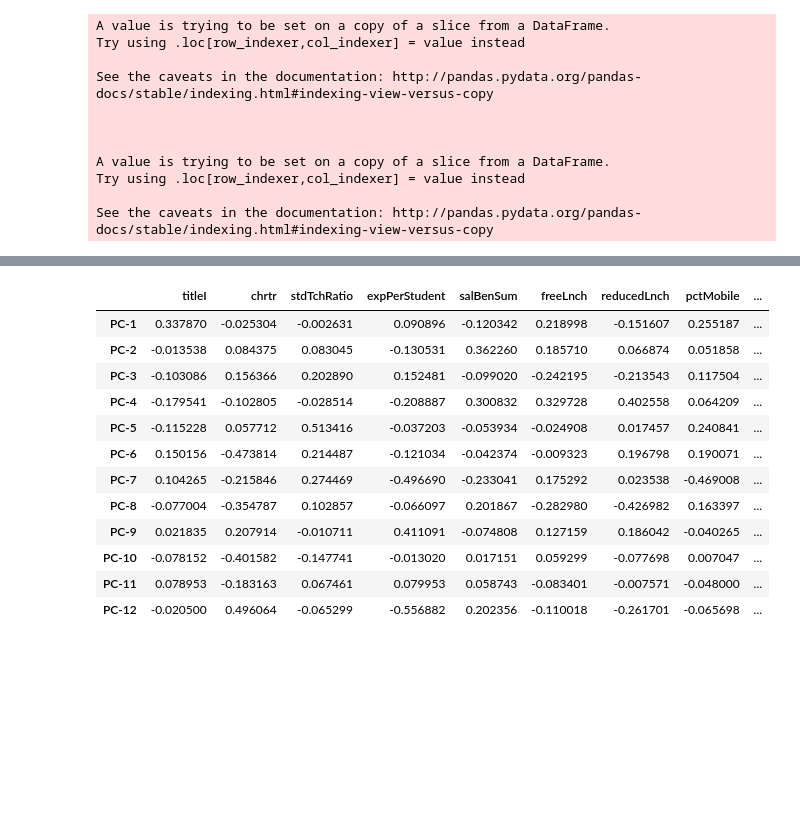
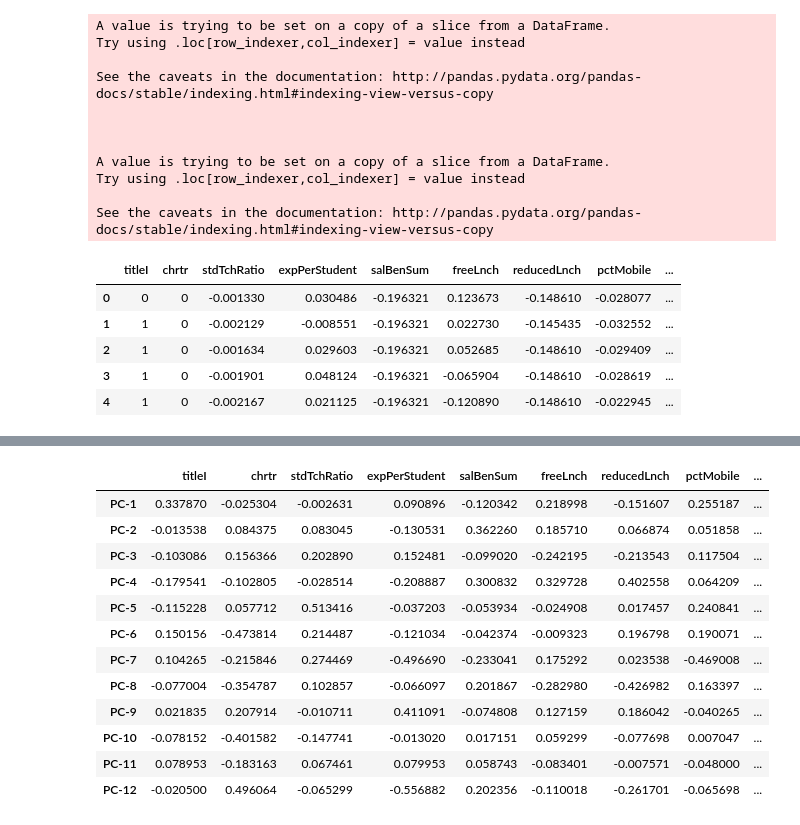
Before and after one commit to revirevy/mike1, a Jupyter notebook: 01-projects/notebooks/capstone/pcaClustering.ipynb, the cells around one changed output, grey strips where cells are left out. Cells and saved outputs as stored; diff of their text form; code cells hidden in the pictures; blank space fills up the shorter version.

```diff
--- a/01-projects/notebooks/capstone/pcaClustering.ipynb
+++ b/01-projects/notebooks/capstone/pcaClustering.ipynb
@@ -73,6 +78,15 @@ See the caveats in the documentation: http://pandas.pydata.org/pandas-docs/stabl
 #keep the list of feature names because once we run pca and convert that to a correlation table, we'll want
 #these instead of 0, 1, 2, etc.
 features = df2.iloc[:,7:]
+# %%
+features.head()
+# %% [output]
+|  | titleI | chrtr | stdTchRatio | expPerStudent | salBenSum | freeLnch | reducedLnch | pctMobile | ... |
+| 0 | 0 | 0 | -0.001330 | 0.030486 | -0.196321 | 0.123673 | -0.148610 | -0.028077 | ... |
+| 1 | 1 | 0 | -0.002129 | -0.008551 | -0.196321 | 0.022730 | -0.145435 | -0.032552 | ... |
+| 2 | 1 | 0 | -0.001634 | 0.029603 | -0.196321 | 0.052685 | -0.148610 | -0.029409 | ... |
+| 3 | 1 | 0 | -0.001901 | 0.048124 | -0.196321 | -0.065904 | -0.148610 | -0.028619 | ... |
+| 4 | 1 | 0 | -0.002167 | 0.021125 | -0.196321 | -0.120890 | -0.148610 | -0.022945 | ... |
 # %%
 x = df2.ix[:,7:].values
 y = df2.ix[:,0].values
```
Also changed, not shown: parts of 25 cells of this notebook, 7 other files.
